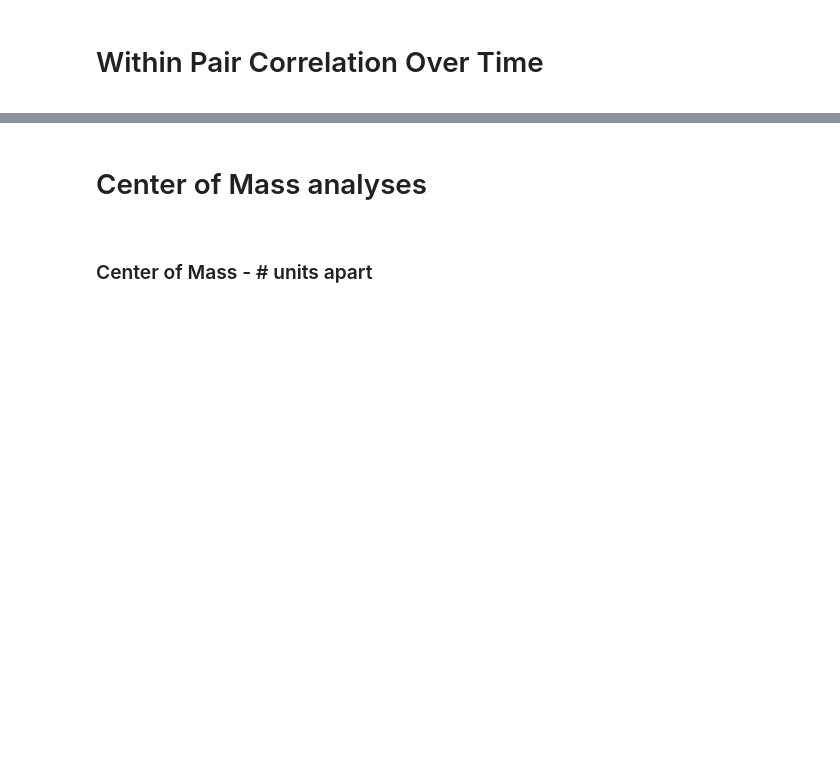
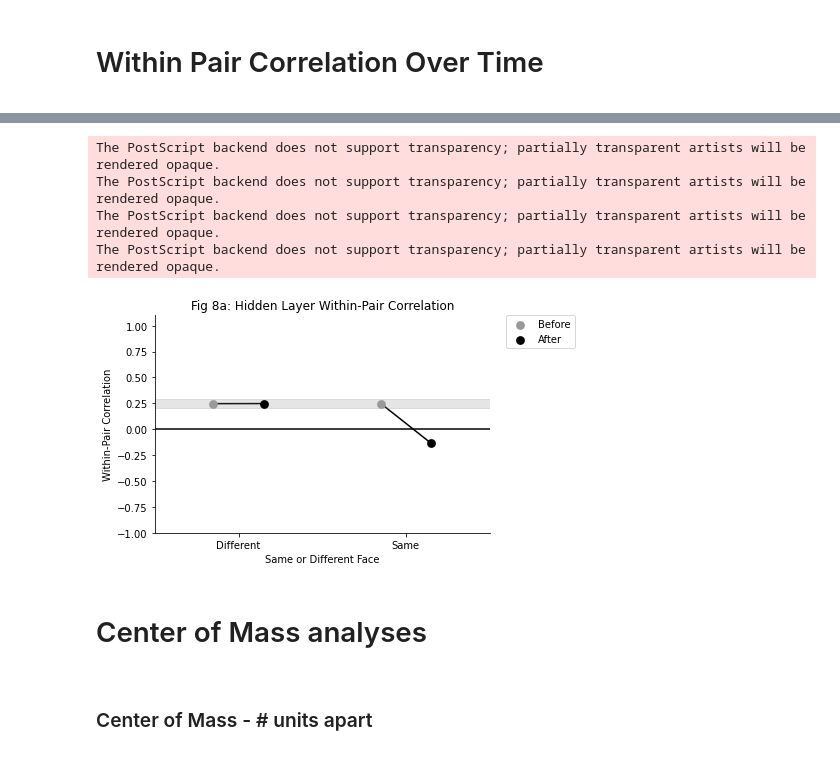
Before and after one commit to PrincetonCompMemLab/neurodiff_simulations, a Jupyter notebook: favila/cross_pair_analysis.ipynb, the cells around one changed output, grey strips where cells are left out. Saved outputs shown, nothing was run; the diff lists cells and outputs as text; code cells hidden in the pictures; blank space fills up the shorter version.

```diff
--- a/favila/cross_pair_analysis.ipynb
+++ b/favila/cross_pair_analysis.ipynb
@@ -60,11 +60,14 @@ else :
 #     data_dir = '/Users/victoria/go/src/github.com/emer/leabra/examples/color_diff/data/2021_03_30_test_t4/subject0/'
     data_dir = '/Users/victoria/go/src/github.com/emer/leabra/examples/favila/data/same_diff2/'
     data_dir = '/Users/victoria/go/src/github.com/emer/leabra/examples/favila/data/2022_01_01_favila/'
+    data_dir = './figs/test/'
 
 results_dir = data_dir + '/results/'
 if not os.path.exists(results_dir) :
     os.mkdir(results_dir)
-
+unusedfigs_dir = data_dir + '/unusedfigs/'
+if not os.path.exists(unusedfigs_dir) :
+    os.mkdir(unusedfigs_dir)
 
 eps_dir = results_dir + 'eps_files/'
 
@@ -216,34 +262,40 @@ def pre_post_corr_parameter_shift(data, x_parameter, ribbon = False):
     ax = sns.pointplot(x = 'same_diff_condition', y = 'correlation', hue = 'Time',
                   linestyles = '', dodge = .3, data = data, palette = palette_before_after)
 
     num_categories = len(data['same_diff_condition'].unique())
     for (x1, y1), (x2, y2) in zip(ax.lines[0].get_xydata(), ax.lines[num_categories + 1].get_xydata()):
         ax.plot([x1, x2], [y1, y2], color='black', zorder = 0)
 
     plt.axhline(0, color = 'k', linestyle = '-', zorder = 0)
 
     handles, labels = ax.get_legend_handles_labels()
 
     l = plt.legend(handles[0:2], labels[0:2], bbox_to_anchor=(1.05, 1), loc=2, borderaxespad=0.)
 
 
 #     l.get_texts()[0].set_text('before')
 #     l.get_texts()[1].set_text('after')
-    title = 'Hidden Layer Within-Pair Correlation'
+    title = 'Fig 8a: Hidden Layer Within-Pair Correlation'
     plt.xlabel('Same or Different Face')
     plt.ylim([-1,1.1])
     ax.spines['top'].set_visible(False)
     ax.spines['right'].set_visible(False)
     plt.xlim([-.5, 1.5])
 
     plt.ylabel('Within-Pair Correlation')
     plt.title(title)
     plt.savefig(results_dir + title + '.png', bbox_inches='tight')
     plt.savefig(eps_dir + title + '.eps', bbox_inches='tight')
     plt.show()
 
     return ax
 ax = pre_post_corr_parameter_shift(within_pair_correlation_pre_post, 'overlap', ribbon = True)
+# %% [output]
+The PostScript backend does not support transparency; partially transparent artists will be rendered opaque.
+The PostScript backend does not support transparency; partially transparent artists will be rendered opaque.
+The PostScript backend does not support transparency; partially transparent artists will be rendered opaque.
+The PostScript backend does not support transparency; partially transparent artists will be rendered opaque.
+[figure, added]
 # %% [markdown]
 # Center of Mass analyses
 <a id = 'c_o_m'></a>
```
Also changed, not shown: parts of 7 cells of this notebook, 15 other files.
